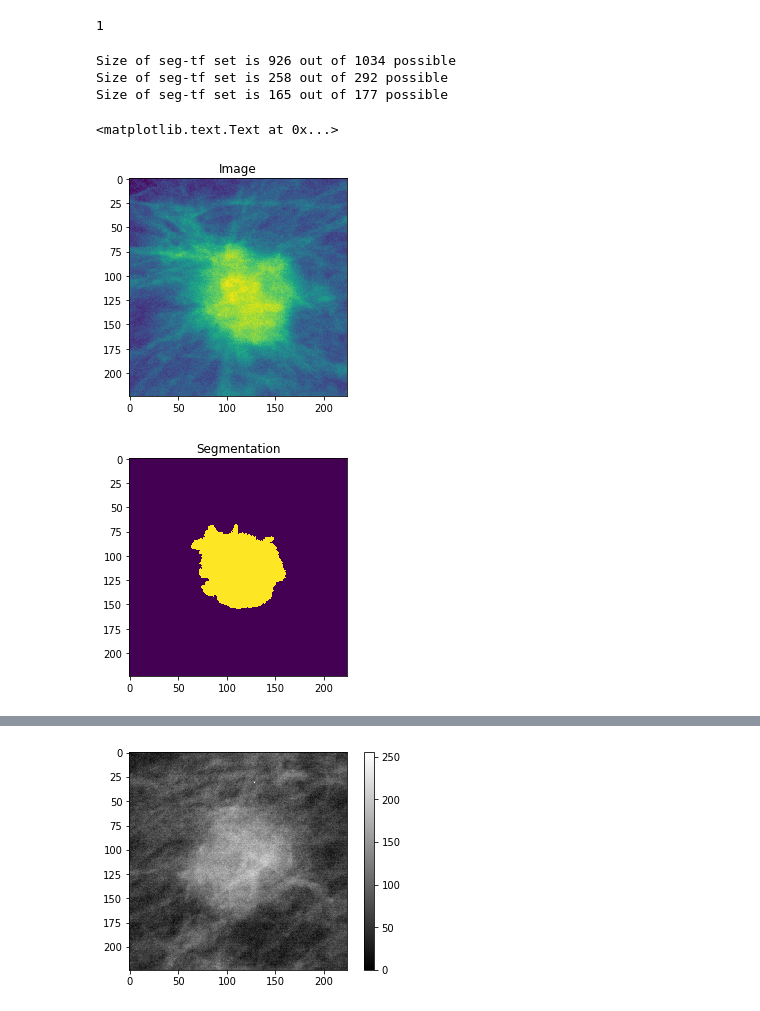
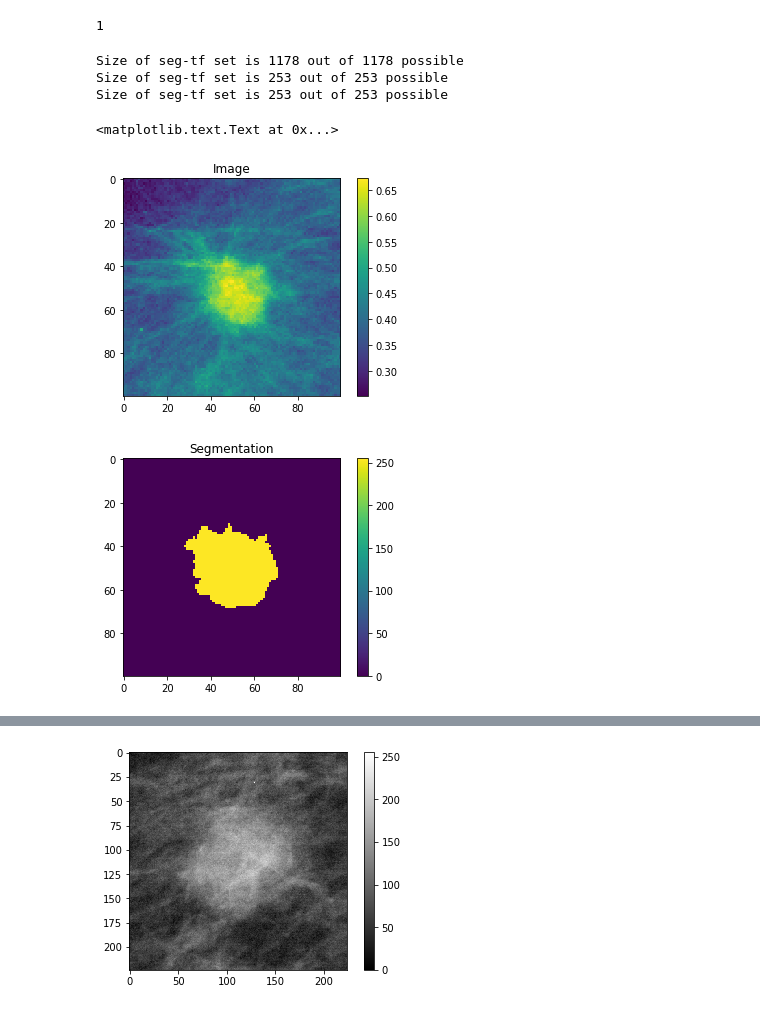
Before and after one commit to jdunnmon/tanda, a Jupyter notebook: experiments/ddsm/TF_move_structure_test.ipynb, the cells around one changed output, grey strips where cells are left out. Saved outputs shown, nothing was run; the diff lists cells and outputs as text; code cells hidden in the pictures.

```diff
--- a/experiments/ddsm/TF_move_structure_test.ipynb
+++ b/experiments/ddsm/TF_move_structure_test.ipynb
@@ -12,7 +21,7 @@ from skimage.restoration import inpaint
 %matplotlib inline
 # %%
 #Loading labels
-ddsm_path = './data'
+ddsm_path = '../../../ddsm-data/benign_malignant'
 labels_fl = 'mass_to_label.json'
 labels_path = os.path.join(ddsm_path,labels_fl)
 
@@ -29,8 +38,8 @@ labels_data[imlist[mal_ind]]
 P_00891_RIGHT_MLO.tif
 1
 # %%
+IMAGE_DIM = 100
 #Loading training set, defining path variables
-ddsm_path = './data'
 train_path = os.path.join(ddsm_path,'train_set')
 test_path = os.path.join(ddsm_path,'val_set')
 val_path = os.path.join(ddsm_path,'test_set')
@@ -46,8 +55,8 @@ def load_batch(im_pth,seg_pth):
         except:
             continue
     #print labels_data[fl]
-        tmp = np.array(tmp.resize((224,224)),dtype=np.uint8)
-        seg = np.array(seg.resize((224,224)),dtype=np.uint8)
+        tmp = np.squeeze(img_as_float(np.array(tmp.resize((IMAGE_DIM,IMAGE_DIM)))))
+        seg = np.array(seg.resize((IMAGE_DIM,IMAGE_DIM)),dtype=np.uint8)
         imseg = np.stack((tmp,seg))
         im_dict[fl] = imseg
     print("Size of seg-tf set is %d out of %d possible" % (len(im_dict),len(imlst)))
@@ -58,17 +67,19 @@ trn_data = load_batch(train_path,seg_path)
 val_data = load_batch(val_path,seg_path)
 test_data = load_batch(test_path,seg_path)
 # %% [output]
-Size of seg-tf set is 926 out of 1034 possible
-Size of seg-tf set is 258 out of 292 possible
-Size of seg-tf set is 165 out of 177 possible
+Size of seg-tf set is 1178 out of 1178 possible
+Size of seg-tf set is 253 out of 253 possible
+Size of seg-tf set is 253 out of 253 possible
 # %%
 plt.figure()
 plt.imshow(trn_data[imlist[mal_ind]][0,:,:],cmap='viridis')
 plt.title('Image')
+plt.colorbar()
 plt.figure()
 plt.imshow(trn_data[imlist[mal_ind]][1,:,:],cmap='viridis')
+plt.colorbar()
 plt.title('Segmentation')
 # %% [output]
 <matplotlib.text.Text at 0x...>
-[figure, old version]
+[figure, new version]
-[figure, old version]
+[figure, new version]
```
Also changed, not shown: parts of 9 cells of this notebook, 3 other files.
